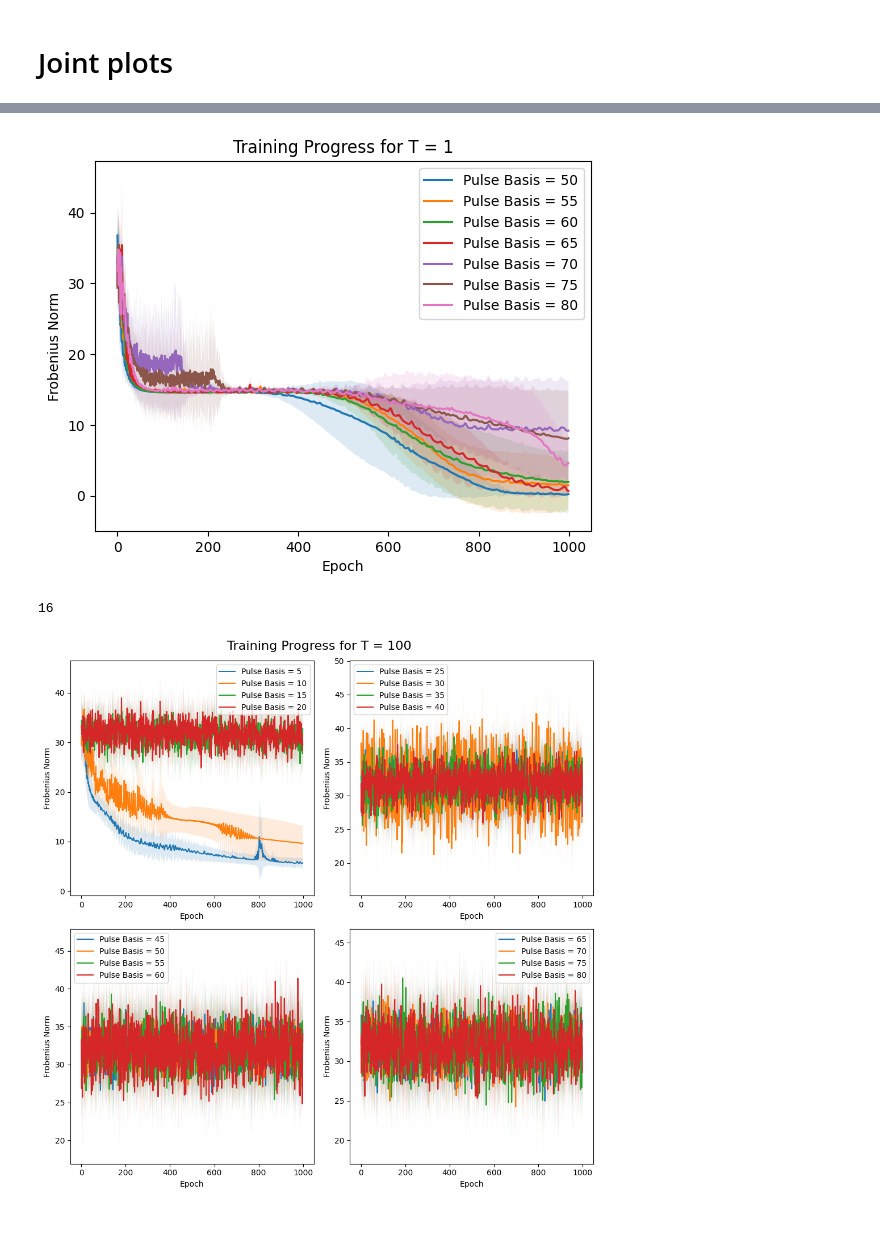
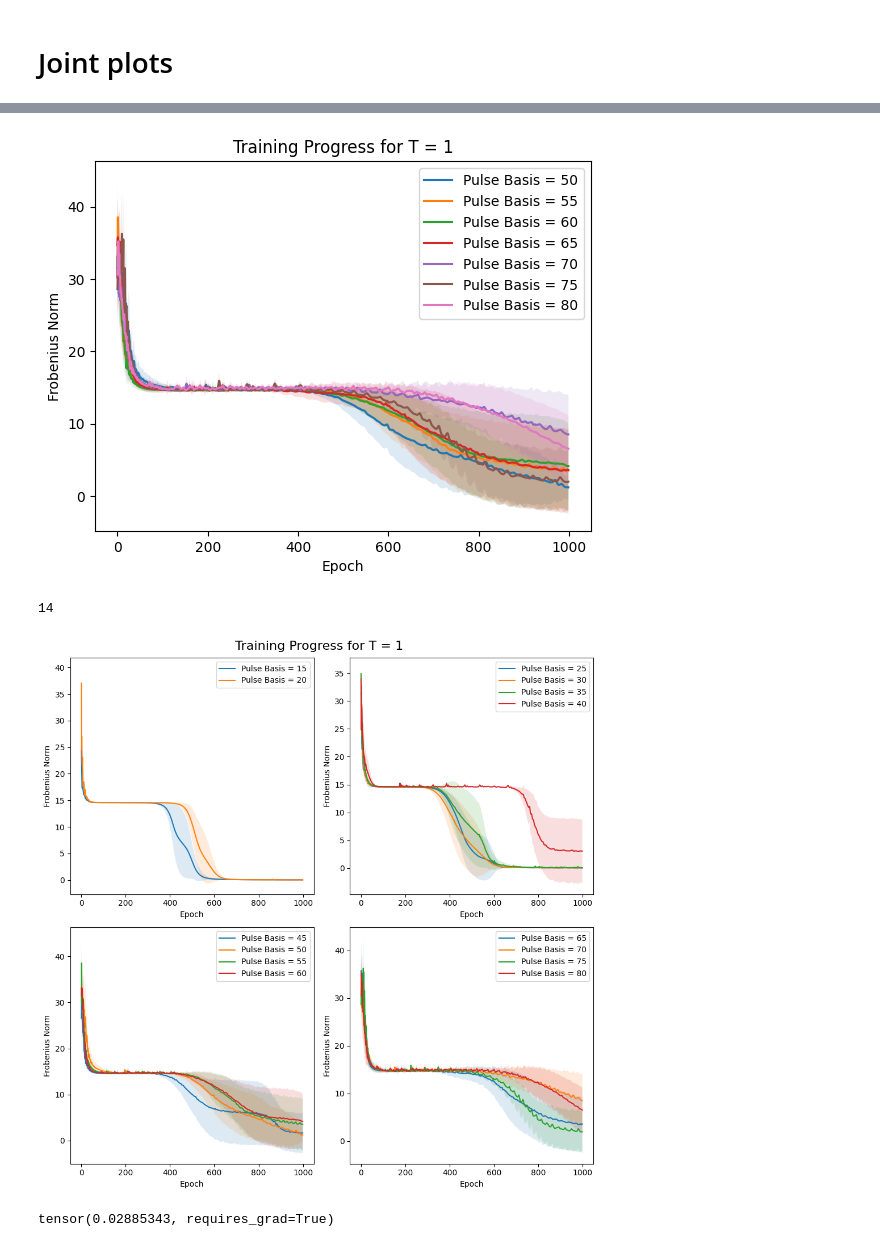
Before and after one commit to jorgegponce/perceptron-loss-landscapes, a Jupyter notebook: Evolution Time Experiments/plots.ipynb, the cells around one changed output, grey strips where cells are left out. Drawn from its saved outputs; the diff is of its cells as text; code cells hidden in the pictures.

```diff
--- a/Evolution Time Experiments/plots.ipynb
+++ b/Evolution Time Experiments/plots.ipynb
@@ -7,7 +7,7 @@ from matplotlib.gridspec import GridSpec
 # %%
 n_qubits = 4
 n_pulses = 80
-t_model = 100
+t_model = 1
 
 data = []
 
@@ -97,7 +98,7 @@ def load_data(n_pulses, t_model):
     return data
 # %%
-many_pulses = [i for i in range(5,85,5)]
-t_model = 100
+many_pulses = [i for i in range(15,85,5)]
+t_model = 1
 # %%
 data_dict = { f'{n_pulses}':load_data(n_pulses, t_model) for n_pulses in many_pulses}
 # %% [output]
@@ -152,11 +156,11 @@ plt.legend()
 # Showing the plot
 plt.show()
 # %% [output]
-[figure, old version]
+[figure, new version]
 # %%
 len(many_pulses)
 # %% [output]
-16
+14
 # %%
 # Create a figure
 fig = plt.figure(figsize=(10, 10))
@@ -171,7 +175,8 @@ ax3 = fig.add_subplot(gs[1, 0]) # Bottom-left
 ax4 = fig.add_subplot(gs[1, 1]) # Bottom-right
 
 
-top_left = [5,10,15,20]
+# top_left = [5,10,15,20]
+top_left = [15,20]
 top_right = [25,30,35,40]
 bottom_left = [45,50,55,60]
 bottom_right = [65,70,75,80]
@@ -185,33 +190,38 @@ for (ax, pulses) in settings:
     for n_pulses in pulses:
 
         losses = np.array([dd['energies'] for dd in data_dict[f'{n_pulses}']])
 
         mean_losses = np.mean(losses, axis=0)
         std_losses = np.std(losses, axis=0)
 
+        # print(losses)
 
         # Plotting the mean values
         x = [i for i in range(len(mean_losses))]
         ax.plot(x, mean_losses, label = f'Pulse Basis = {n_pulses}')
 
         # Creating the shaded region for standard deviations
         ax.fill_between(x, mean_losses - std_losses, mean_losses + std_losses, alpha=0.15)
 
         ax.set_xlabel('Epoch')
         ax.set_ylabel('Frobenius Norm')
 
         ax.legend()
 
 
 
 fig.suptitle(f'Training Progress for T = {t_model}', fontsize=16)
 
 plt.tight_layout()
 
-save_path = f'RESULTS/4_qubit_plots/all_pulses_{t_model}_tmodel.pdf'
+# save_path = f'RESULTS/4_qubit_plots/all_pulses_{t_model}_tmodel.pdf'
 
-plt.savefig(save_path)
+# plt.savefig(save_path)
 
 plt.show()
 # %% [output]
-[figure, old version]
+[figure, new version]
+# %%
+data_dict['15'][0]['energies'][-1]
+# %% [output]
+tensor(0.02885343, requires_grad=True)
```
Also changed, not shown: parts of 18 cells of this notebook, 2 other files.
